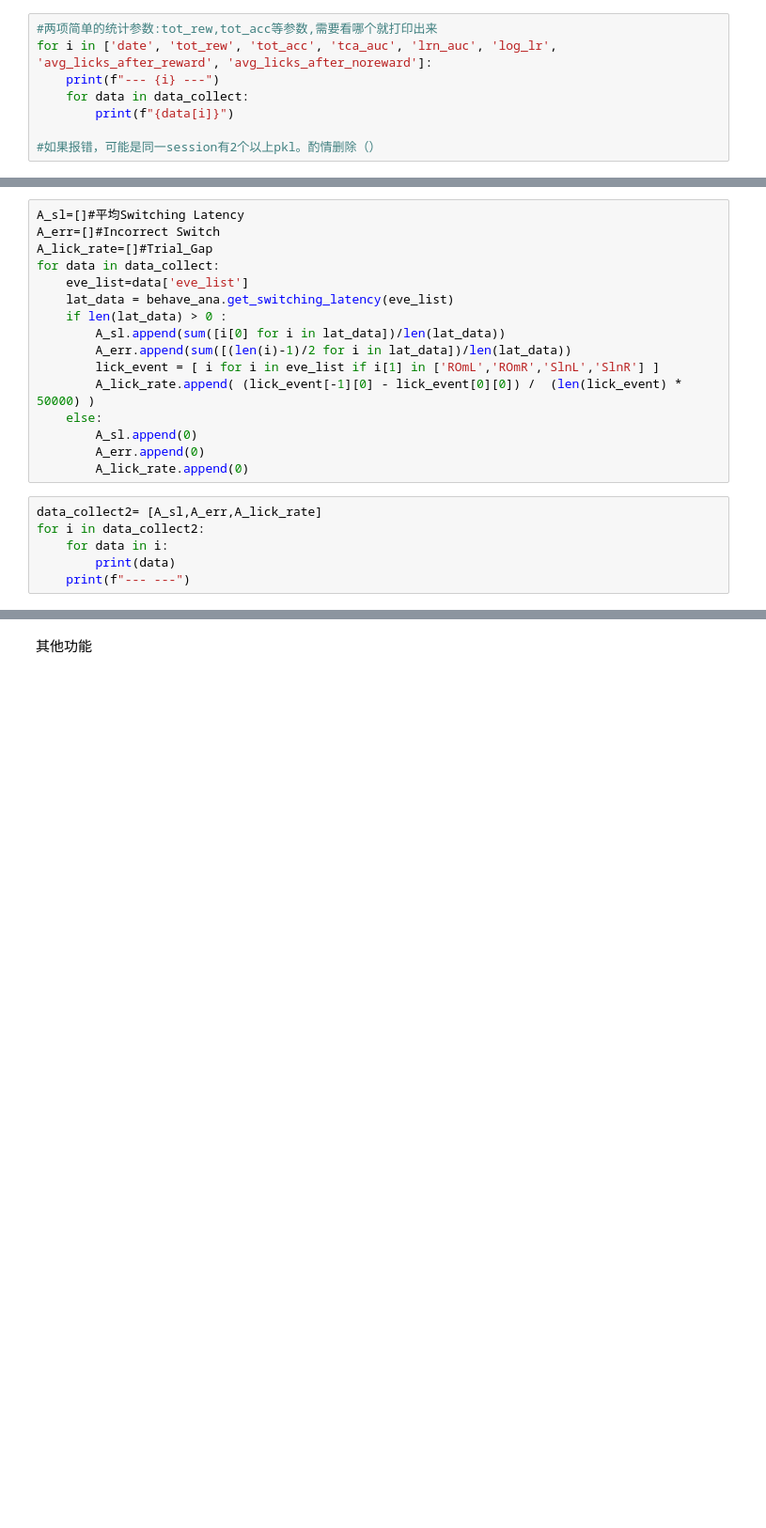
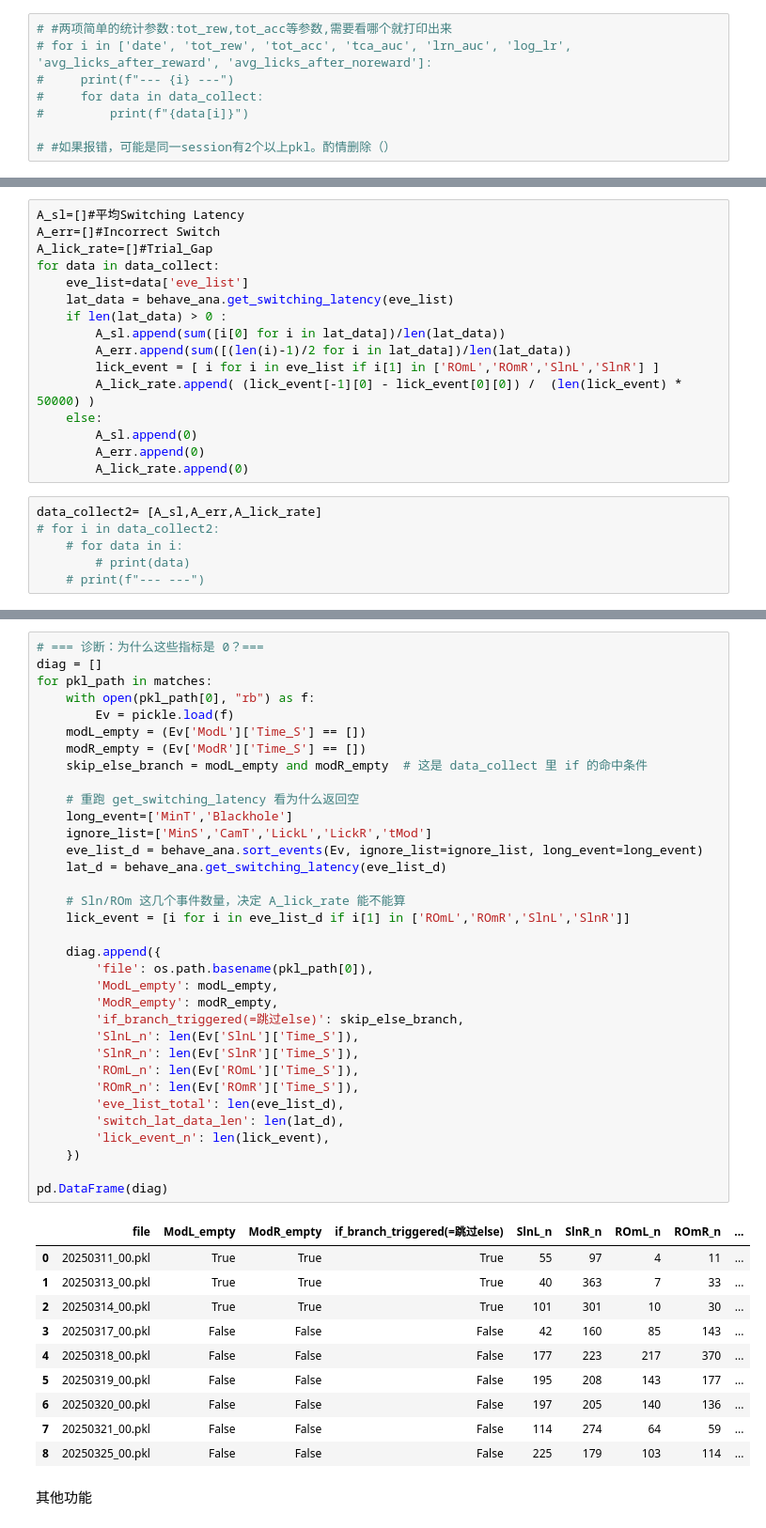
Before and after one commit to zyyk78/Beh_Ana, a Jupyter notebook: 2-analysis.ipynb, the cells around one changed output, grey strips where cells are left out. Shown at 94% size. Saved outputs shown, nothing was run; the diff lists cells and outputs as text; blank space fills up the shorter version.

```diff
--- a/2-analysis.ipynb
+++ b/2-analysis.ipynb
@@ -159,8 +164,8 @@ for pkl_path in matches:
 # %%
-#两项简单的统计参数:tot_rew,tot_acc等参数,需要看哪个就打印出来
-for i in ['date', 'tot_rew', 'tot_acc', 'tca_auc', 'lrn_auc', 'log_lr', 'avg_licks_after_reward', 'avg_licks_after_noreward']:
-    print(f"--- {i} ---")
-    for data in data_collect:
-        print(f"{data[i]}")
+# #两项简单的统计参数:tot_rew,tot_acc等参数,需要看哪个就打印出来
+# for i in ['date', 'tot_rew', 'tot_acc', 'tca_auc', 'lrn_auc', 'log_lr', 'avg_licks_after_reward', 'avg_licks_after_noreward']:
+#     print(f"--- {i} ---")
+#     for data in data_collect:
+#         print(f"{data[i]}")
 
-#如果报错，可能是同一session有2个以上pkl。酌情删除（）
+# #如果报错，可能是同一session有2个以上pkl。酌情删除（）
@@ -182,7 +191,7 @@ for data in data_collect:
         A_lick_rate.append(0)
 # %%
 data_collect2= [A_sl,A_err,A_lick_rate]
-for i in data_collect2:
-    for data in i:
-        print(data)
-    print(f"--- ---")
+# for i in data_collect2:
+    # for data in i:
+        # print(data)
+    # print(f"--- ---")
@@ -189,3 +242,48 @@ for i in data_collect2:
+# %%
+# === 诊断：为什么这些指标是 0？===
+diag = []
+for pkl_path in matches:
+    with open(pkl_path[0], "rb") as f:
+        Ev = pickle.load(f)
+    modL_empty = (Ev['ModL']['Time_S'] == [])
+    modR_empty = (Ev['ModR']['Time_S'] == [])
+    skip_else_branch = modL_empty and modR_empty  # 这是 data_collect 里 if 的命中条件
+
+    # 重跑 get_switching_latency 看为什么返回空
+    long_event=['MinT','Blackhole']
+    ignore_list=['MinS','CamT','LickL','LickR','tMod']
+    eve_list_d = behave_ana.sort_events(Ev, ignore_list=ignore_list, long_event=long_event)
+    lat_d = behave_ana.get_switching_latency(eve_list_d)
+
+    # Sln/ROm 这几个事件数量，决定 A_lick_rate 能不能算
+    lick_event = [i for i in eve_list_d if i[1] in ['ROmL','ROmR','SlnL','SlnR']]
+
+    diag.append({
+        'file': os.path.basename(pkl_path[0]),
+        'ModL_empty': modL_empty,
+        'ModR_empty': modR_empty,
+        'if_branch_triggered(=跳过else)': skip_else_branch,
+        'SlnL_n': len(Ev['SlnL']['Time_S']),
+        'SlnR_n': len(Ev['SlnR']['Time_S']),
+        'ROmL_n': len(Ev['ROmL']['Time_S']),
+        'ROmR_n': len(Ev['ROmR']['Time_S']),
+        'eve_list_total': len(eve_list_d),
+        'switch_lat_data_len': len(lat_d),
+        'lick_event_n': len(lick_event),
+    })
+
+pd.DataFrame(diag)
+# %% [output]
+|  | file | ModL_empty | ModR_empty | if_branch_triggered(=跳过else) | SlnL_n | SlnR_n | ROmL_n | ROmR_n | ... |
+| 0 | 20250311_00.pkl | True | True | True | 55 | 97 | 4 | 11 | ... |
+| 1 | 20250313_00.pkl | True | True | True | 40 | 363 | 7 | 33 | ... |
+| 2 | 20250314_00.pkl | True | True | True | 101 | 301 | 10 | 30 | ... |
+| 3 | 20250317_00.pkl | False | False | False | 42 | 160 | 85 | 143 | ... |
+| 4 | 20250318_00.pkl | False | False | False | 177 | 223 | 217 | 370 | ... |
+| 5 | 20250319_00.pkl | False | False | False | 195 | 208 | 143 | 177 | ... |
+| 6 | 20250320_00.pkl | False | False | False | 197 | 205 | 140 | 136 | ... |
+| 7 | 20250321_00.pkl | False | False | False | 114 | 274 | 64 | 59 | ... |
+| 8 | 20250325_00.pkl | False | False | False | 225 | 179 | 103 | 114 | ... |
 # %% [markdown]
 其他功能
 # %%
```
Also changed, not shown: parts of 6 cells of this notebook, 1 other file.
